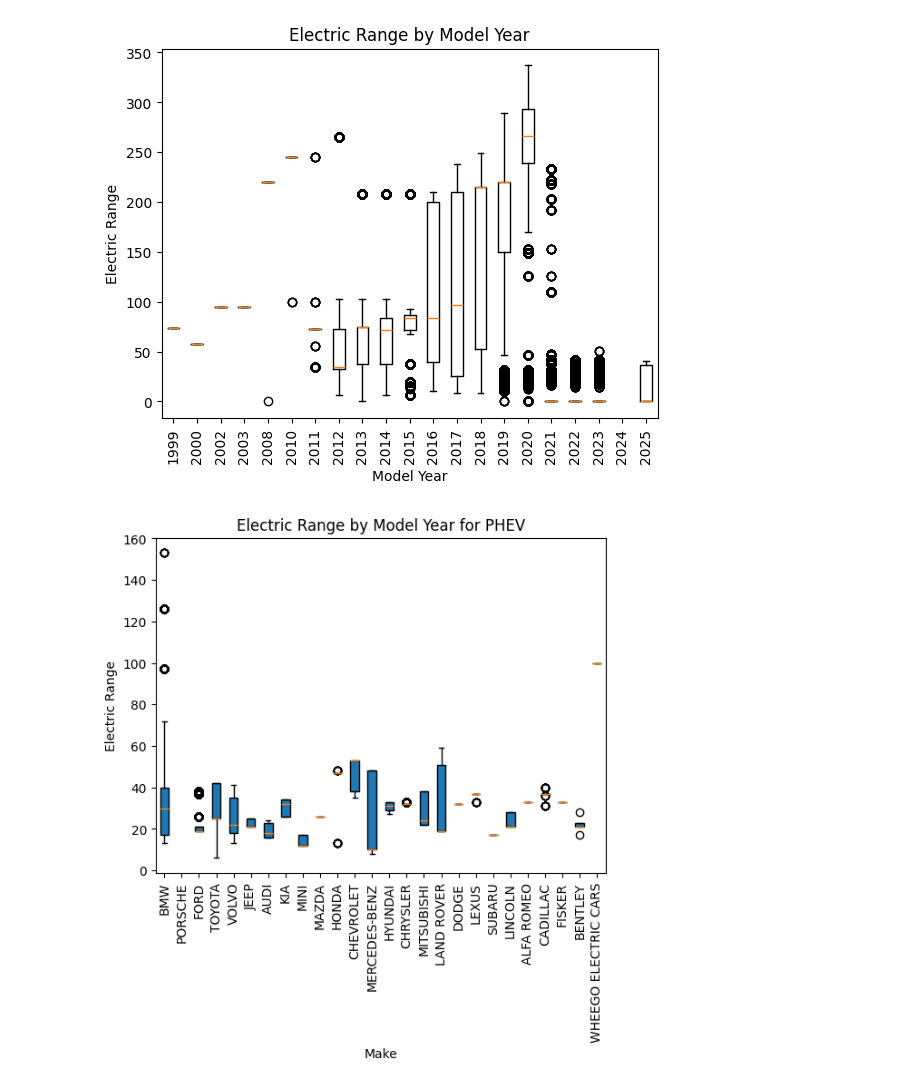
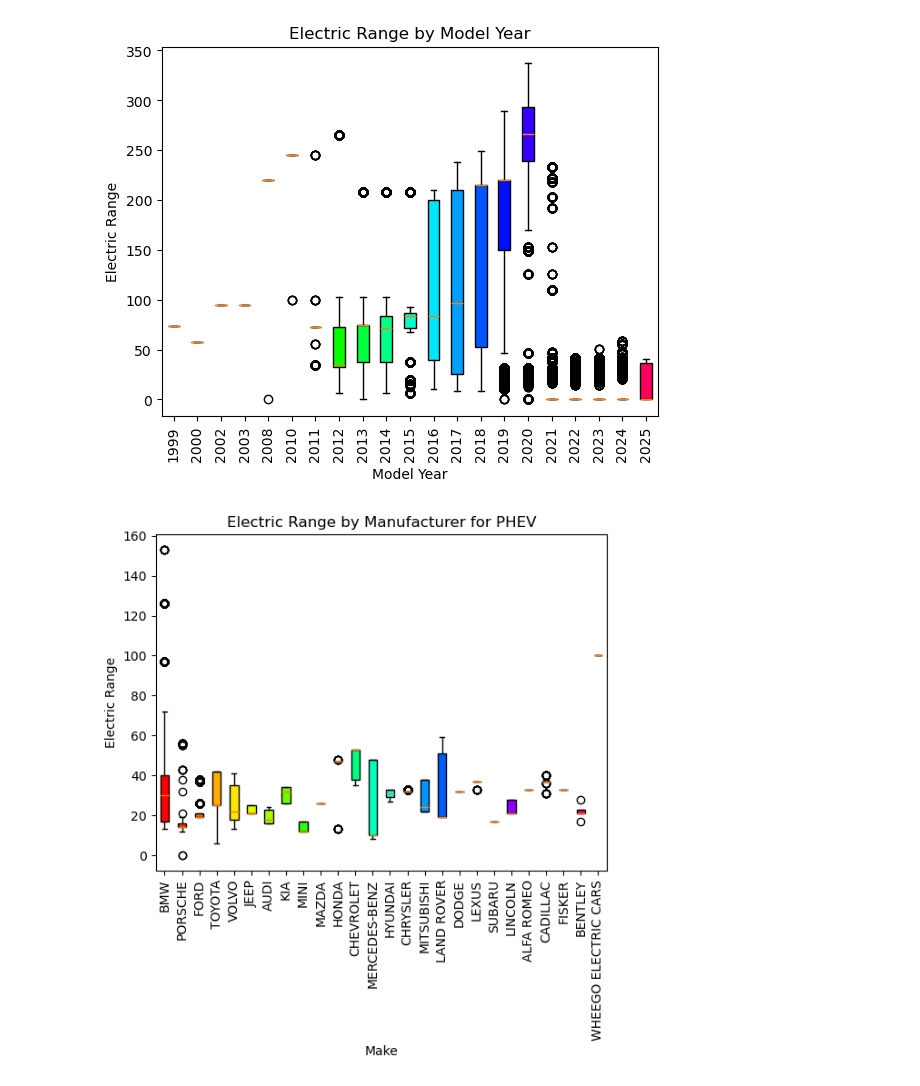
Before and after one commit to denper19/electric_vehicle_analysis, a Jupyter notebook: visual.ipynb, the cells around one changed output. Cells and saved outputs as stored; diff of their text form; code cells hidden in the pictures.

```diff
--- a/visual.ipynb
+++ b/visual.ipynb
@@ -133,26 +135,6 @@ boxplot_data = {
     'x': yearly,
     'y': years
 }
-
-ev_boxplot = []
-for e, battery_type in enumerate(['PHEV', 'BEV'], start=1):
-
-    # Filter the DataFrame for the current battery_type
-    filtered_data = handler._df[handler._df['Electric Vehicle Type'] == battery_type]
-
-    # Get unique makes and prepare data for box plot
-    makes = filtered_data['Make'].unique()
-    electric_ranges = [filtered_data[filtered_data['Make'] == make]['Electric Range'] for make in makes]
-
-    # Create the box plot
-    ev_data = {
-        'xlabel': 'Make',
-        'ylabel': 'Electric Range',
-        'title' : f'Electric Range by Model Year for {battery_type}',
-        'x': electric_ranges,
-        'y': makes
-    }
-    ev_boxplot.append(ev_data)
 
 # displays the makes and the number of cars in each section
 maker_data = {
@@ -183,3 +165,19 @@ eligibility = {
     'y': handler._df['Clean Alternative Fuel Vehicle (CAFV) Eligibility'].value_counts().head(10).index.to_list(),
     'x': handler._df['Clean Alternative Fuel Vehicle (CAFV) Eligibility'].value_counts().head(10).to_list()
 }
+PHEV=handler._df[handler._df['Electric Vehicle Type']=='PHEV']
+boxplot_data_PHEV = {
+    'xlabel': 'Make',
+    'ylabel': 'Electric Range',
+    'title' : 'Electric Range by Manufacturer for PHEV',
+    'x': [PHEV[PHEV['Make'] == make]['Electric Range'] for make in PHEV['Make'].unique()],
+    'y': PHEV['Make'].unique()
+}
+BEV=handler._df[handler._df['Electric Vehicle Type']=='BEV']
+boxplot_data_BEV = {
+    'xlabel': 'Make',
+    'ylabel': 'Electric Range',
+    'title' : 'EElectric Range by Manufacturer for BEV',
+    'x': [BEV[BEV['Make'] == make]['Electric Range'] for make in BEV['Make'].unique()],
+    'y': BEV['Make'].unique()
+}
@@ -186,12 +238,12 @@ eligibility = {
 # %%
 handler._plot = True
-handler.create_boxplot(data=boxplot_data)
-handler.create_boxplot(data=ev_boxplot[0], patch_artist=True)
-handler.create_boxplot(data=ev_boxplot[1], patch_artist=True)
+handler.create_boxplot(data=boxplot_data, patch_artist=True)
+handler.create_boxplot(data=boxplot_data_PHEV, patch_artist=True)
+handler.create_boxplot(data=boxplot_data_BEV, patch_artist=True)
 handler.create_barplot(maker_data)
 handler.create_barplot(model_data)
 handler.create_piechart(car_type)
 handler.create_piechart(eligibility)
 # %% [output]
-[figure, old version]
+[figure, new version]
-[figure, old version]
+[figure, new version]
```
Also changed, not shown: parts of 4 cells of this notebook, 3 other files.
